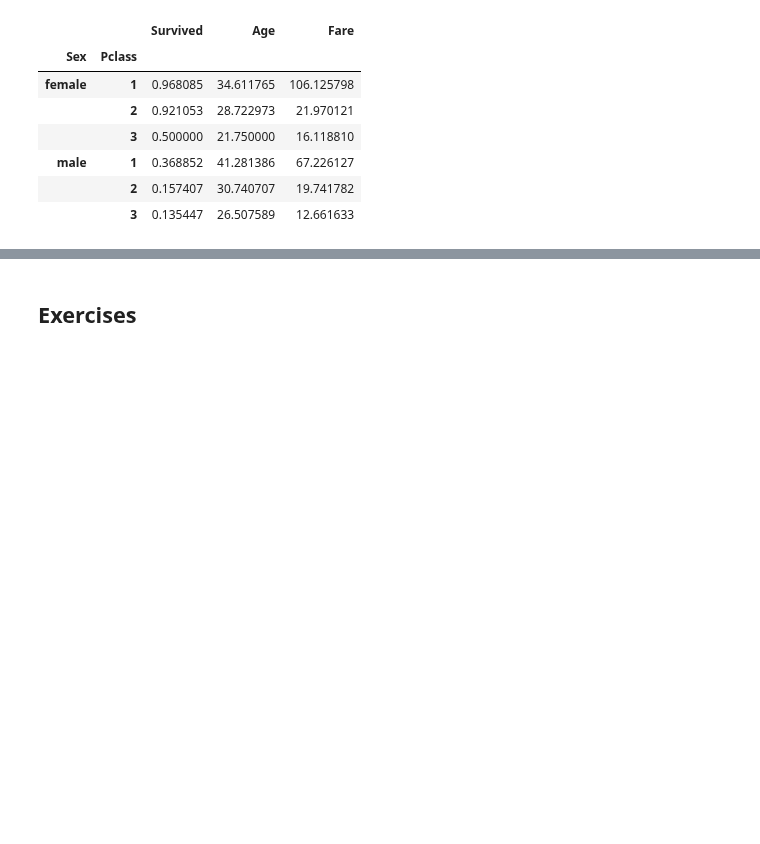
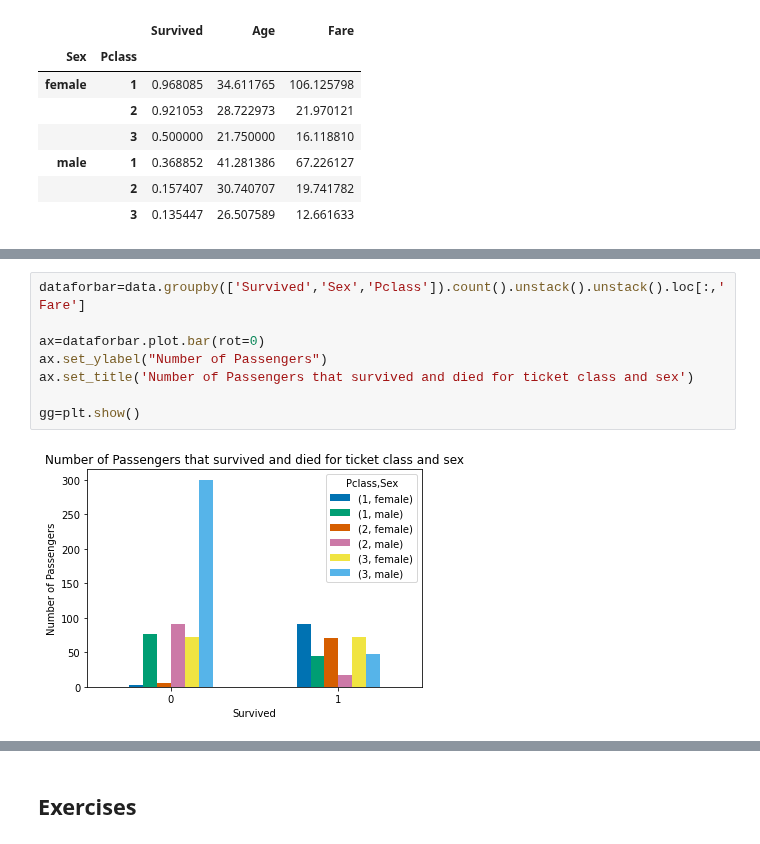
Before and after one commit to sgcorcoran/Python-for-MSE, a Jupyter notebook: lessons_3114/04_closer_look_at_pandas.ipynb, the cells around one changed output, grey strips where cells are left out. Saved outputs shown, nothing was run; the diff lists cells and outputs as text; blank space fills up the shorter version.

```diff
--- a/lessons_3114/04_closer_look_at_pandas.ipynb
+++ b/lessons_3114/04_closer_look_at_pandas.ipynb
@@ -355,0 +306,10 @@ plt.show()
+# %%
+dataforbar=data.groupby(['Survived','Sex','Pclass']).count().unstack().unstack().loc[:,'Fare']
+
+ax=dataforbar.plot.bar(rot=0)
+ax.set_ylabel("Number of Passengers")
+ax.set_title('Number of Passengers that survived and died for ticket class and sex')
+
+gg=plt.show()
+# %% [output]
+[figure, added]
```
Also changed, not shown: parts of 94 cells of this notebook, 4 other files.
